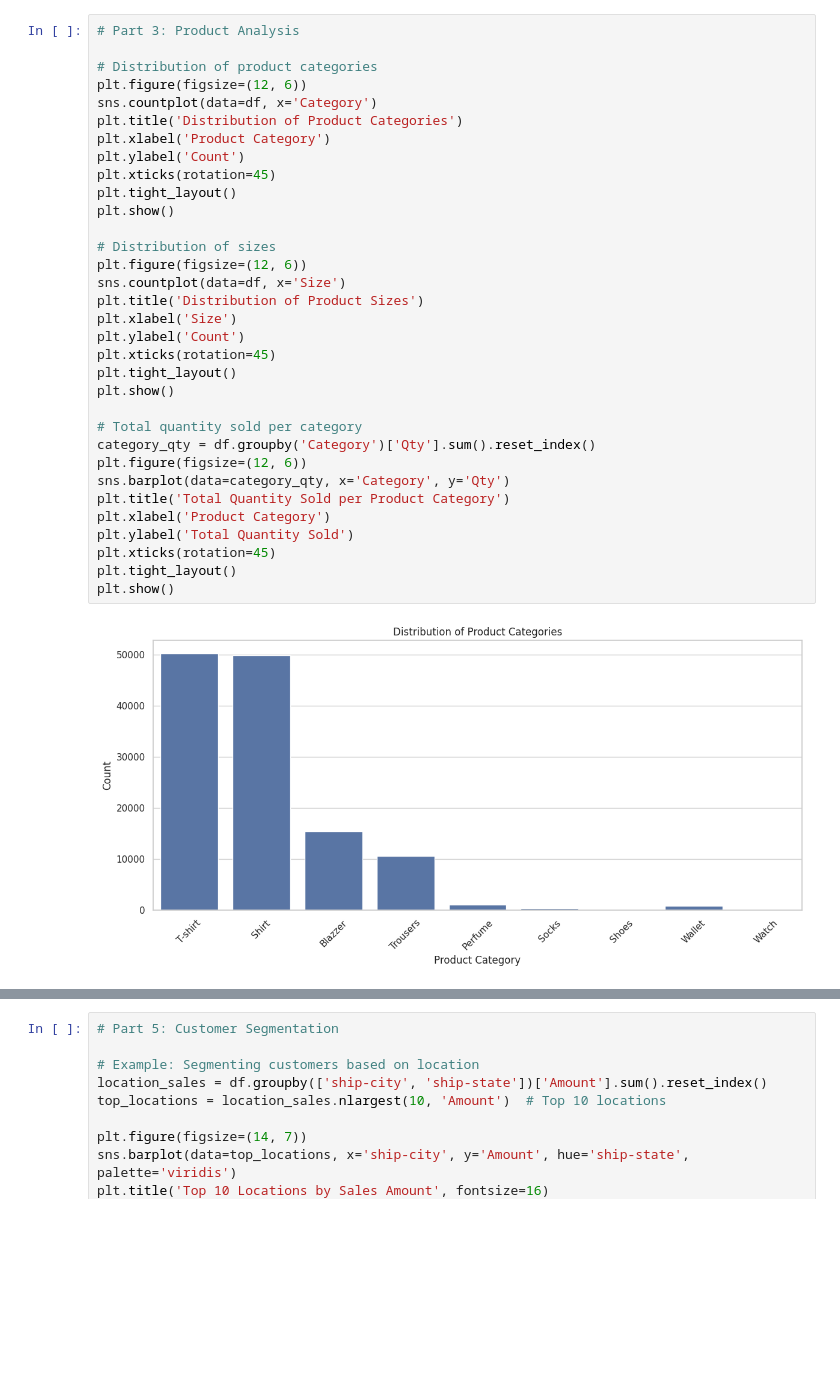
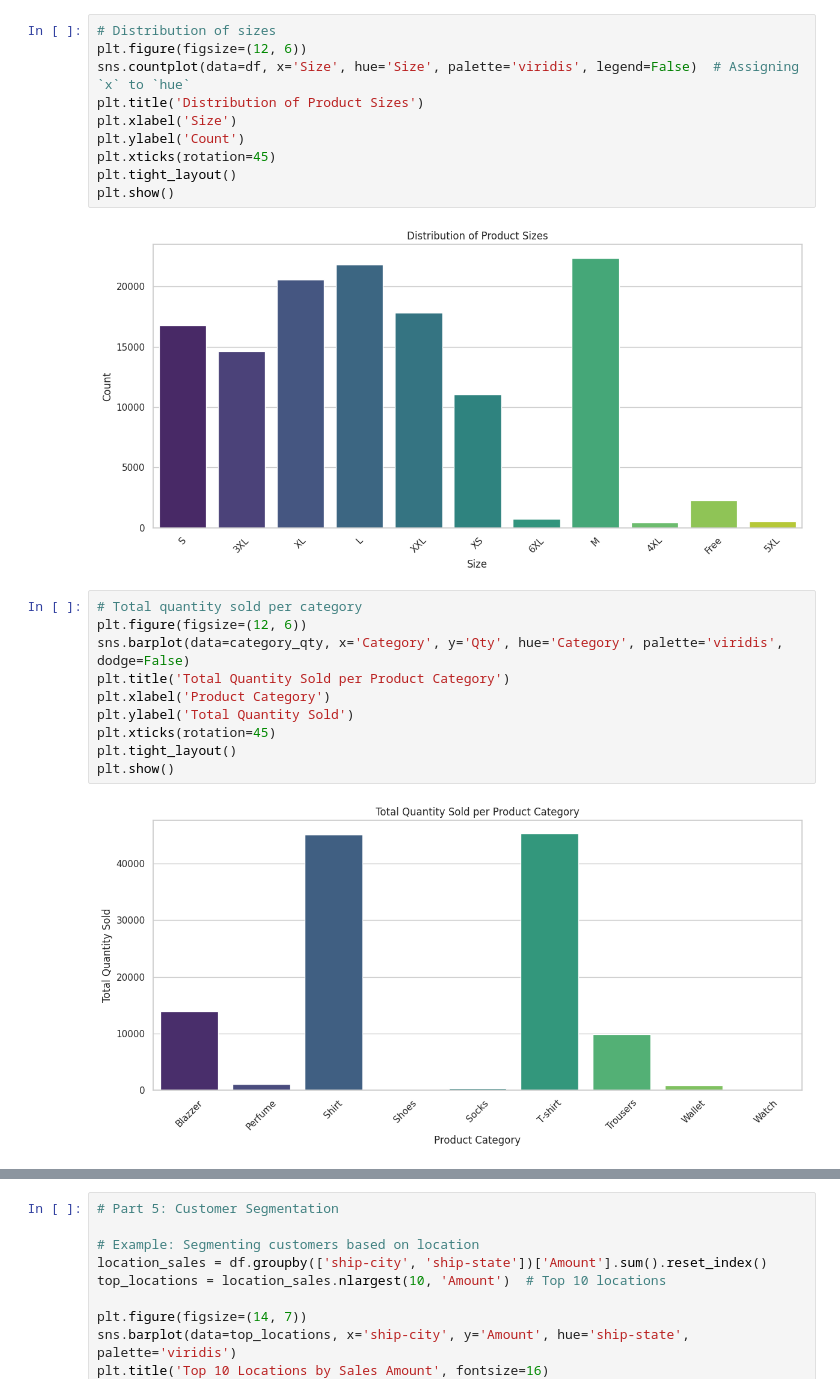
Before and after one commit to Makanisaikiran/Amazon-sales-report, a Jupyter notebook: amazon_sales_report_py.ipynb, the cells around one changed output, grey strips where cells are left out. Saved outputs shown, nothing was run; the diff lists cells and outputs as text; blank space fills up the shorter version.

```diff
--- a/amazon_sales_report_py.ipynb
+++ b/amazon_sales_report_py.ipynb
@@ -59,35 +73,24 @@ plt.show()
+# %%
+# Distribution of sizes
+plt.figure(figsize=(12, 6))
+sns.countplot(data=df, x='Size', hue='Size', palette='viridis', legend=False)  # Assigning `x` to `hue`
+plt.title('Distribution of Product Sizes')
+plt.xlabel('Size')
+plt.ylabel('Count')
+plt.xticks(rotation=45)
+plt.tight_layout()
+plt.show()
+# %% [output]
+[figure, added]
 # %%
-# Part 3: Product Analysis
-
-# Distribution of product categories
+# Total quantity sold per category
 plt.figure(figsize=(12, 6))
-sns.countplot(data=df, x='Category')
-plt.title('Distribution of Product Categories')
-plt.xlabel('Product Category')
-plt.ylabel('Count')
-plt.xticks(rotation=45)
-plt.tight_layout()
-plt.show()
-
-# Distribution of sizes
-plt.figure(figsize=(12, 6))
-sns.countplot(data=df, x='Size')
-plt.title('Distribution of Product Sizes')
-plt.xlabel('Size')
-plt.ylabel('Count')
-plt.xticks(rotation=45)
-plt.tight_layout()
-plt.show()
-
-# Total quantity sold per category
-category_qty = df.groupby('Category')['Qty'].sum().reset_index()
-plt.figure(figsize=(12, 6))
-sns.barplot(data=category_qty, x='Category', y='Qty')
+sns.barplot(data=category_qty, x='Category', y='Qty', hue='Category', palette='viridis', dodge=False)
 plt.title('Total Quantity Sold per Product Category')
 plt.xlabel('Product Category')
 plt.ylabel('Total Quantity Sold')
 plt.xticks(rotation=45)
 plt.tight_layout()
 plt.show()
 # %% [output]
-[figure, old version]
+[figure, new version]
```
Also changed, not shown: parts of 13 cells of this notebook.
